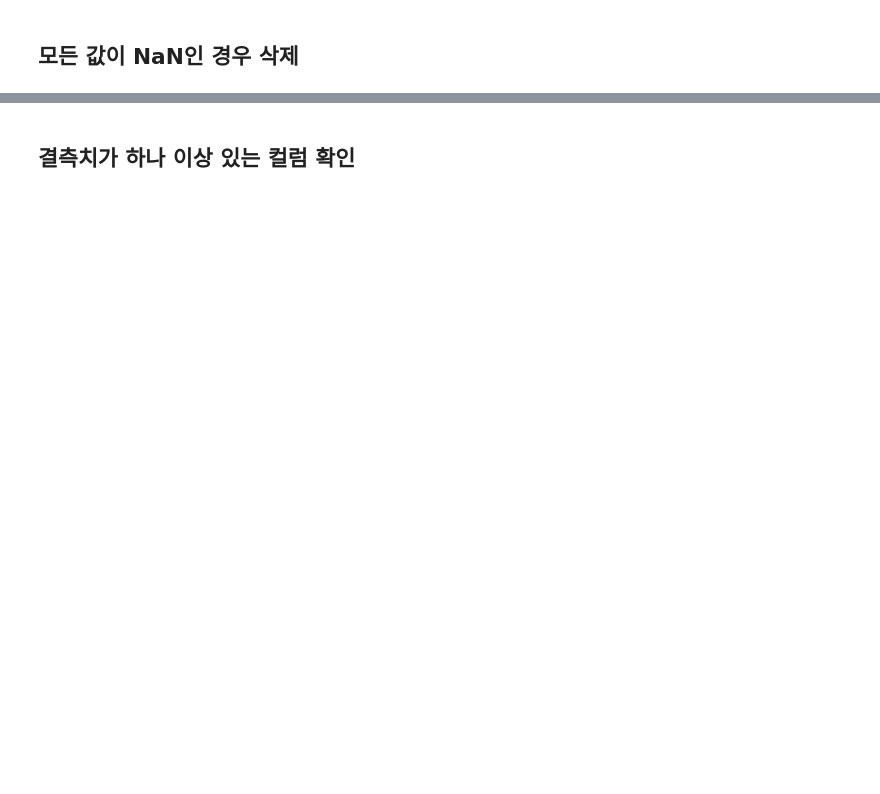
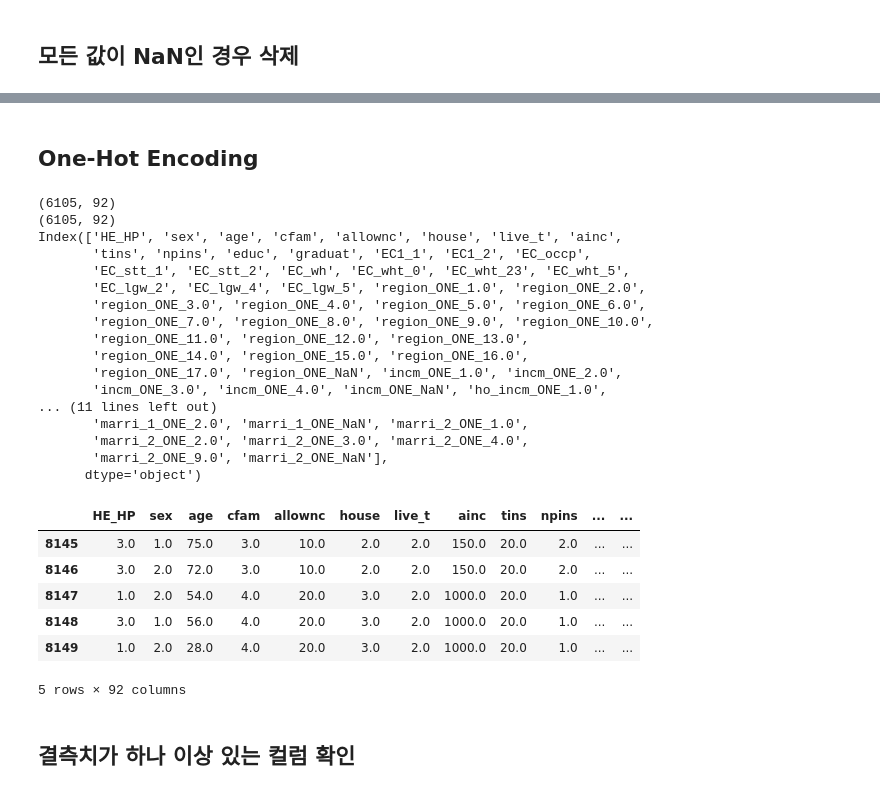
Before and after one commit to zoot0134/kdata_project_2018, a Jupyter notebook: DecisionTreeClassifier_to_pdf_accuracyRate_4(LEE).ipynb, the cells around one changed output, grey strips where cells are left out. Cells and saved outputs as stored; diff of their text form; code cells hidden in the pictures; blank space fills up the shorter version.

```diff
--- a/DecisionTreeClassifier_to_pdf_accuracyRate_4(LEE).ipynb
+++ b/DecisionTreeClassifier_to_pdf_accuracyRate_4(LEE).ipynb
@@ -35,7 +37,7 @@ df_all.shape :  (8150, 768)
 # %% [markdown]
 # 데이터 전처리
 # %%
-mini_df_data = pd.DataFrame(df_data, columns=[
+df_data_cut = pd.DataFrame(df_data, columns=[
     df_data.HE_HP.name ,
     df_data.region.name ,
     df_data.sex.name ,
@@ -48,7 +50,6 @@ mini_df_data = pd.DataFrame(df_data, columns=[
     df_data.allownc.name ,
     df_data.house.name ,
     df_data.live_t.name ,
-    df_data.ainc_1.name ,
     df_data.ainc.name ,
     df_data.marri_1.name ,
     df_data.marri_2.name ,
@@ -71,6 +72,8 @@ mini_df_data = pd.DataFrame(df_data, columns=[
     df_data.EC_pedu_1.name ,
     df_data.EC_pedu_2.name
 ])
-print(mini_df_data.shape)
-mini_df_data.head()
+total_column_count = df_data_cut.columns.size
+print(total_column_count)
+print(df_data_cut.shape)
+df_data_cut.head()
 # %% [output]
@@ -84,0 +91,3 @@ mini_df_data.head()
+# %%
+df_data_cut.dropna(subset=['HE_HP'], inplace=True)
+df_data_cut.shape
@@ -85,7 +96,8 @@ mini_df_data.head()
 # %% [markdown]
 ## 모든 값이 NaN인 경우 삭제
 # %%
-mini_df_data = mini_df_data.dropna(how='all')
-print(mini_df_data.shape)
-mini_df_data.head()
+df_data_cut.dropna(how='all', inplace=True)
+df_data_cut.reindex()
+print(df_data_cut.shape)
+df_data_cut.head()
 # %% [output]
@@ -100,3 +178,57 @@ mini_df_data.head()
+# %% [markdown]
+## One-Hot Encoding
+# %%
+def addOneHotEncodingColumns(in_df, name) :
+
+    uniq_values = sorted(map(float,in_df[name].dropna().unique()))
+
+    dummie = pd.get_dummies(in_df[name], dummy_na=True)
+    dummie.columns=['%s_ONE_%s' % (name,str(n)) for n in uniq_values] + ['%s_ONE_NaN' % name]
+
+    one_hot_df = pd.concat([in_df,dummie],axis=1)
+    one_hot_df.drop(columns=[name], inplace=True)
+
+    return one_hot_df
+
+one_hot_df = imp_df.copy(deep=True)
+print(one_host_df.shape)
+one_hot_df = addOneHotEncodingColumns(one_hot_df, nan_df_data.region.name)
+one_hot_df = addOneHotEncodingColumns(one_hot_df, nan_df_data.incm.name)
+one_hot_df = addOneHotEncodingColumns(one_hot_df, nan_df_data.ho_incm.name)
+one_hot_df = addOneHotEncodingColumns(one_hot_df, nan_df_data.edu.name)
+one_hot_df = addOneHotEncodingColumns(one_hot_df, nan_df_data.occp.name)
+one_hot_df = addOneHotEncodingColumns(one_hot_df, nan_df_data.EC_pedu_1.name)
+one_hot_df = addOneHotEncodingColumns(one_hot_df, nan_df_data.EC_pedu_2.name)
+one_hot_df = addOneHotEncodingColumns(one_hot_df, nan_df_data.marri_1.name)
+one_hot_df = addOneHotEncodingColumns(one_hot_df, nan_df_data.marri_2.name)
+print(one_hot_df.shape)
+print(one_hot_df.columns)
+one_hot_df.tail()
+# %% [output]
+(6105, 92)
+(6105, 92)
+Index(['HE_HP', 'sex', 'age', 'cfam', 'allownc', 'house', 'live_t', 'ainc',
+       'tins', 'npins', 'educ', 'graduat', 'EC1_1', 'EC1_2', 'EC_occp',
+       'EC_stt_1', 'EC_stt_2', 'EC_wh', 'EC_wht_0', 'EC_wht_23', 'EC_wht_5',
+       'EC_lgw_2', 'EC_lgw_4', 'EC_lgw_5', 'region_ONE_1.0', 'region_ONE_2.0',
+       'region_ONE_3.0', 'region_ONE_4.0', 'region_ONE_5.0', 'region_ONE_6.0',
+       'region_ONE_7.0', 'region_ONE_8.0', 'region_ONE_9.0', 'region_ONE_10.0',
+       'region_ONE_11.0', 'region_ONE_12.0', 'region_ONE_13.0',
+       'region_ONE_14.0', 'region_ONE_15.0', 'region_ONE_16.0',
+       'region_ONE_17.0', 'region_ONE_NaN', 'incm_ONE_1.0', 'incm_ONE_2.0',
+       'incm_ONE_3.0', 'incm_ONE_4.0', 'incm_ONE_NaN', 'ho_incm_ONE_1.0',
+... (11 lines left out)
+       'marri_1_ONE_2.0', 'marri_1_ONE_NaN', 'marri_2_ONE_1.0',
+       'marri_2_ONE_2.0', 'marri_2_ONE_3.0', 'marri_2_ONE_4.0',
+       'marri_2_ONE_9.0', 'marri_2_ONE_NaN'],
+      dtype='object')
+|  | HE_HP | sex | age | cfam | allownc | house | live_t | ainc | tins | npins | ... | ... |
+| 8145 | 3.0 | 1.0 | 75.0 | 3.0 | 10.0 | 2.0 | 2.0 | 150.0 | 20.0 | 2.0 | ... | ... |
+| 8146 | 3.0 | 2.0 | 72.0 | 3.0 | 10.0 | 2.0 | 2.0 | 150.0 | 20.0 | 2.0 | ... | ... |
+| 8147 | 1.0 | 2.0 | 54.0 | 4.0 | 20.0 | 3.0 | 2.0 | 1000.0 | 20.0 | 1.0 | ... | ... |
+| 8148 | 3.0 | 1.0 | 56.0 | 4.0 | 20.0 | 3.0 | 2.0 | 1000.0 | 20.0 | 1.0 | ... | ... |
+| 8149 | 1.0 | 2.0 | 28.0 | 4.0 | 20.0 | 3.0 | 2.0 | 1000.0 | 20.0 | 1.0 | ... | ... |
+5 rows × 92 columns
 # %% [markdown]
 ## 결측치가 하나 이상 있는 컬럼 확인
 # %%
```
Also changed, not shown: parts of 30 cells of this notebook.
